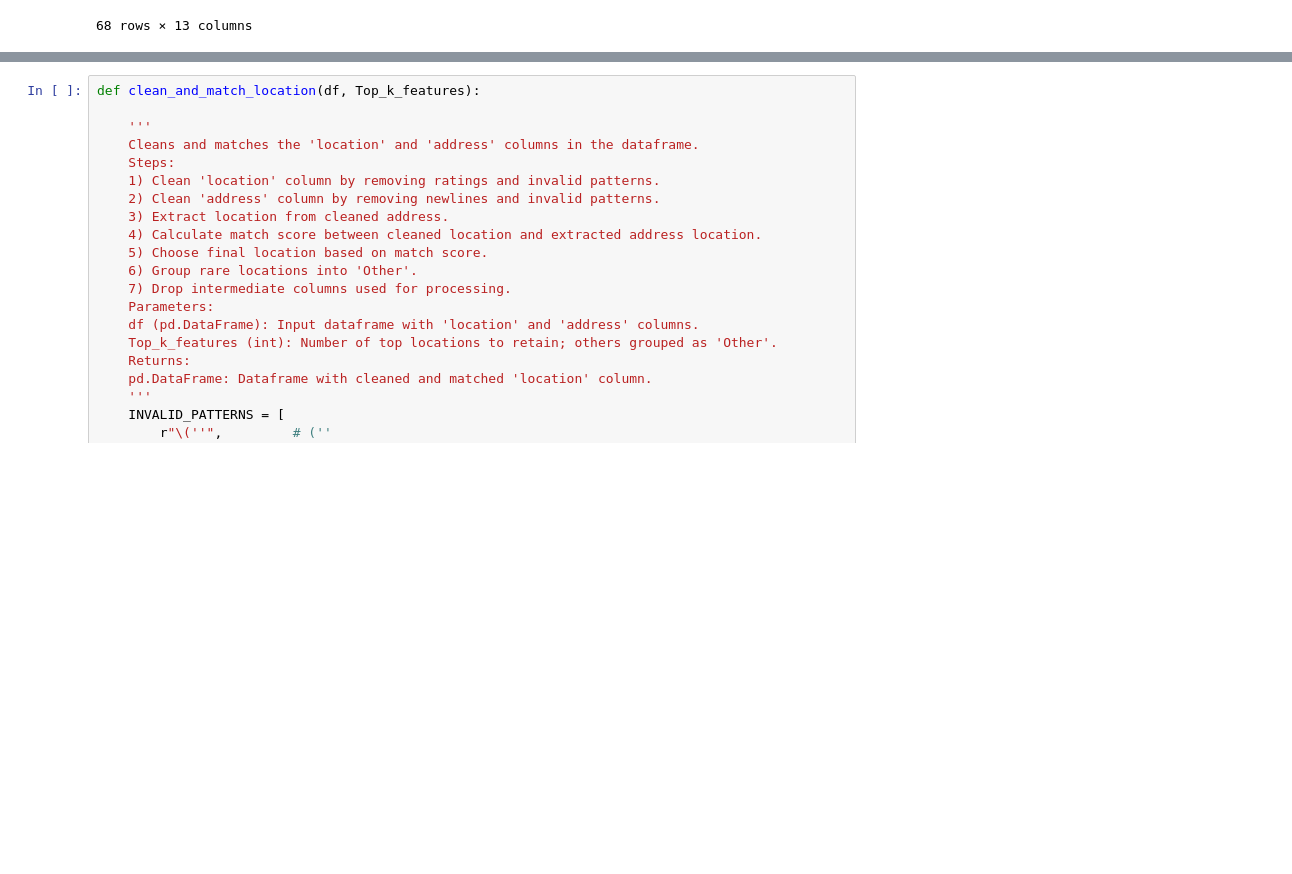
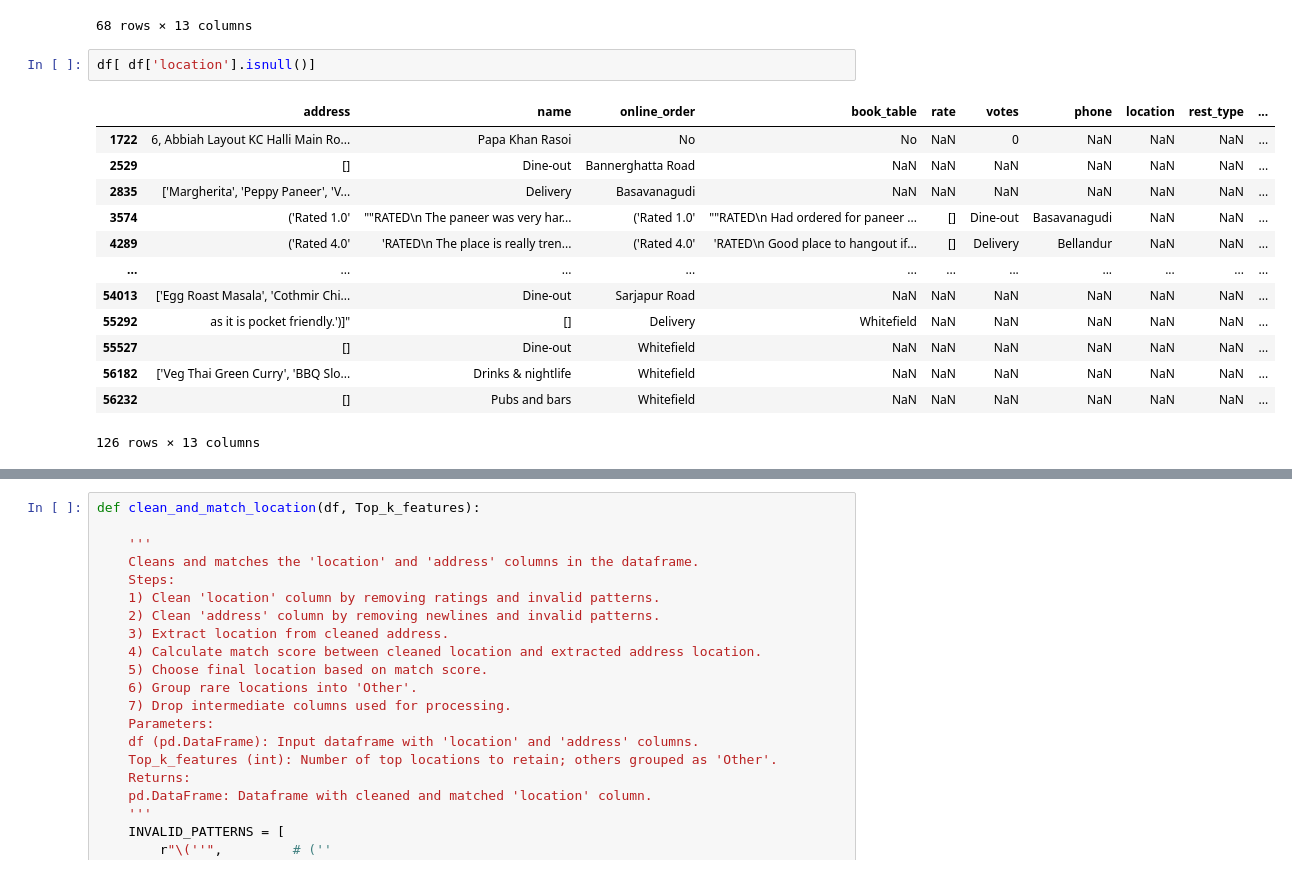
Before and after one commit to 3-vasu31/Food-Analysis, a Jupyter notebook: Test_Model/test2.ipynb, the cells around one changed output, grey strips where cells are left out. Cells and saved outputs as stored; diff of their text form; blank space fills up the shorter version.

```diff
--- a/Test_Model/test2.ipynb
+++ b/Test_Model/test2.ipynb
@@ -111,3 +111,19 @@ result
 | 39834 | Near Wipro Circle, Kormangala 4th... | Sri Vishnu Upahar | No | No | 3.6 /5 | 28 | 080 41306532 | Koramangala 4th Block | Quick Bites | ... |
 | 40275 | Kormangala Police Station, Near S... | Kshera Sagar | No | No | NaN | 0 | +91 9535120269 | Koramangala 1st Block | Quick Bites | ... |
 68 rows × 13 columns
+# %%
+df[ df['location'].isnull()]
+# %% [output]
+|  | address | name | online_order | book_table | rate | votes | phone | location | rest_type | ... |
+| 1722 | 6, Abbiah Layout KC Halli Main Ro... | Papa Khan Rasoi | No | No | NaN | 0 | NaN | NaN | NaN | ... |
+| 2529 | [] | Dine-out | Bannerghatta Road | NaN | NaN | NaN | NaN | NaN | NaN | ... |
+| 2835 | ['Margherita', 'Peppy Paneer', 'V... | Delivery | Basavanagudi | NaN | NaN | NaN | NaN | NaN | NaN | ... |
+| 3574 | ('Rated 1.0' | ""RATED\n The paneer was very har... | ('Rated 1.0' | ""RATED\n Had ordered for paneer ... | [] | Dine-out | Basavanagudi | NaN | NaN | ... |
+| 4289 | ('Rated 4.0' | 'RATED\n The place is really tren... | ('Rated 4.0' | 'RATED\n Good place to hangout if... | [] | Delivery | Bellandur | NaN | NaN | ... |
+| ... | ... | ... | ... | ... | ... | ... | ... | ... | ... | ... |
+| 54013 | ['Egg Roast Masala', 'Cothmir Chi... | Dine-out | Sarjapur Road | NaN | NaN | NaN | NaN | NaN | NaN | ... |
+| 55292 | as it is pocket friendly.')]" | [] | Delivery | Whitefield | NaN | NaN | NaN | NaN | NaN | ... |
+| 55527 | [] | Dine-out | Whitefield | NaN | NaN | NaN | NaN | NaN | NaN | ... |
+| 56182 | ['Veg Thai Green Curry', 'BBQ Slo... | Drinks & nightlife | Whitefield | NaN | NaN | NaN | NaN | NaN | NaN | ... |
+| 56232 | [] | Pubs and bars | Whitefield | NaN | NaN | NaN | NaN | NaN | NaN | ... |
+126 rows × 13 columns
```
Also changed, not shown: parts of 21 cells of this notebook.
